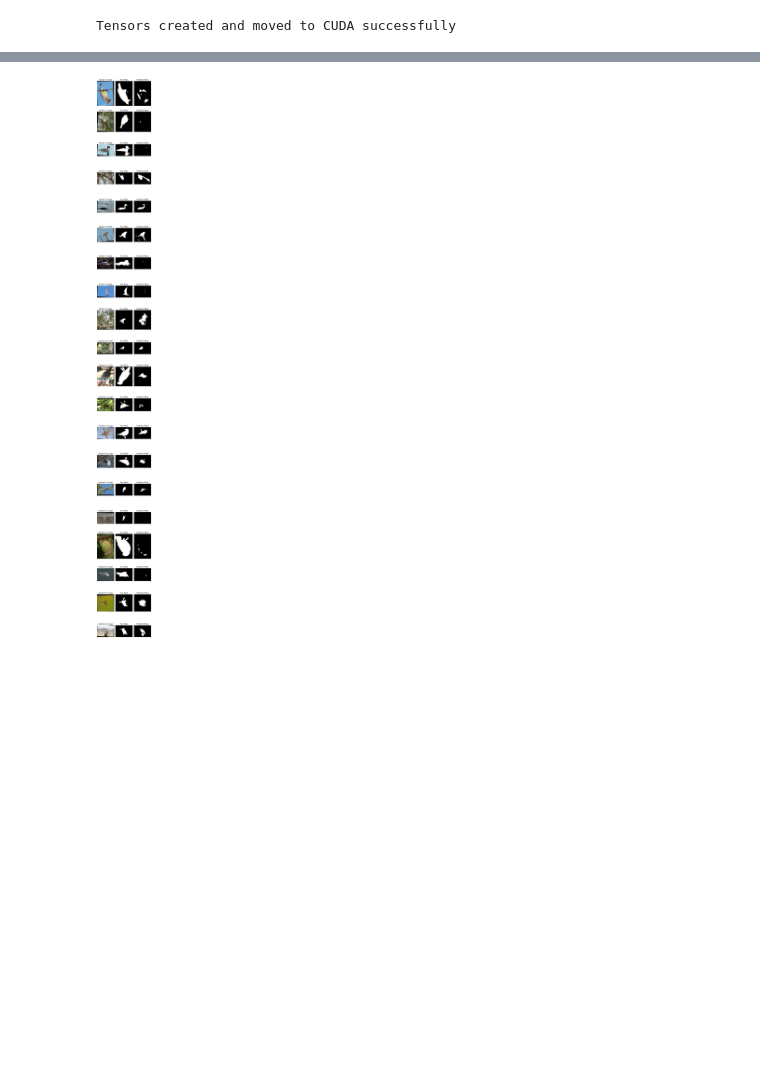
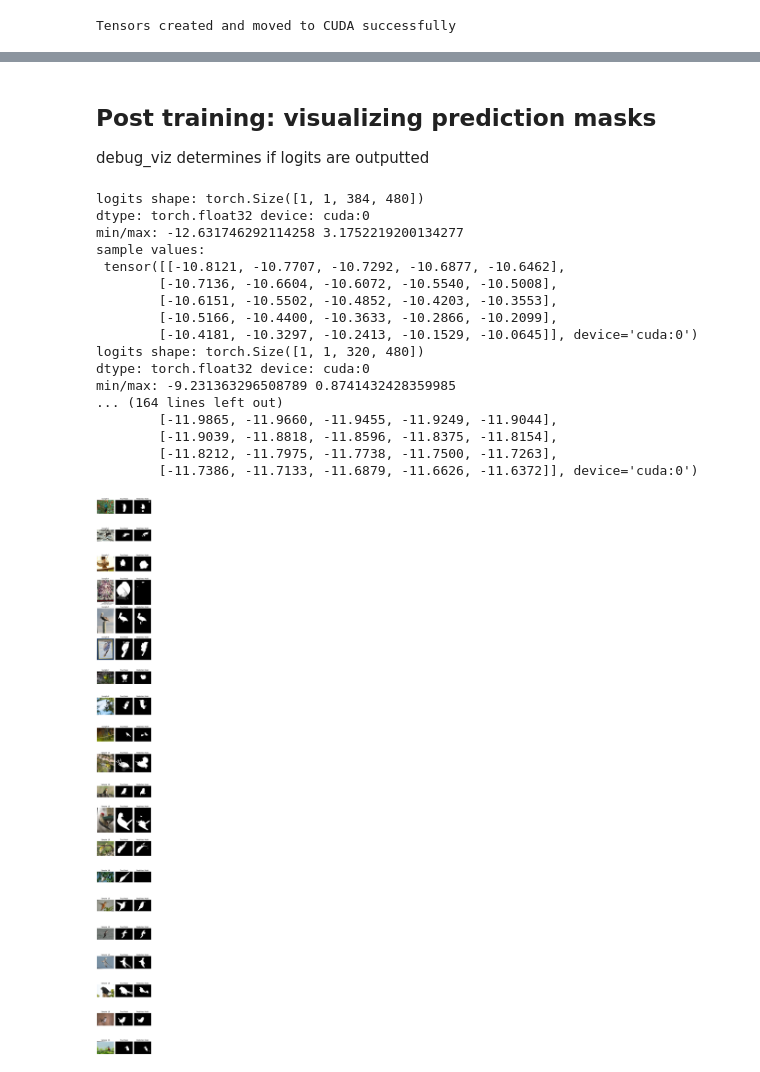
Before and after one commit to crilillo14/fusionLearning, a Jupyter notebook: fusionLearning/models/FPN_resnet34/model.ipynb, the cells around one changed output, grey strips where cells are left out. Saved outputs shown, nothing was run; the diff lists cells and outputs as text; code cells hidden in the pictures; blank space fills up the shorter version.

```diff
--- a/fusionLearning/models/FPN_resnet34/model.ipynb
+++ b/fusionLearning/models/FPN_resnet34/model.ipynb
@@ -142,7 +185,7 @@ def train(modelDir):
 
 
             images = images.contiguous().to(device)
-            masks  = masks.contiguous().to(device).squeeze(1)
+            masks  = masks.contiguous().to(device)
 
             if DEBUG_TRAIN:
                 print("mask unique values:", torch.unique(masks))
@@ -171,13 +214,13 @@ def train(modelDir):
         with torch.no_grad():
             for images, masks, _ in tqdm(validation_dataloader, desc=f"Epoch {epoch}/{MAXEPOCHS} [Val]", leave=False, ncols=80):
                 images = images.to(device)
-                masks  = masks.long().squeeze(1).to(device)
+                masks  = masks.to(device)
                 logits = model(images)
-                val_loss += lossFunc(logits, masks.long()).item()
+                val_loss += lossFunc(logits, masks).item()
 
                 # Ensure correct shape and type for ROC AUC
-                probs = torch.softmax(logits, dim=1)[:, 1].reshape(-1)
-                targets = masks.reshape(-1).float()
+                probs = torch.sigmoid(logits).reshape(-1)
+                targets = masks.reshape(-1)
                 val_auc_metric.update(probs, targets)
 
         avg_val_loss = val_loss / len(validation_dataloader)
@@ -218,7 +261,7 @@ def test(modelDir):
     with torch.no_grad():
         for image, segmentation_mask, _ in tqdm(test_dataloader, desc=f"[TEST]", leave=False, ncols=80):
             image = image.to(device)
-            segmentation_mask = segmentation_mask.long().squeeze(1).to(device)
+            segmentation_mask = segmentation_mask.to(device)
 
             logits = model(image)
             tloss += lossFunc(logits, segmentation_mask).item()
@@ -290,23 +342,32 @@ os.environ['PYTORCH_CUDA_ALLOC_CONF'] = 'expandable_segments:True'
 # %%
 
-modelDir = "models/FPN/"
-modelName = "FPN"
+import sys
+
+# EDIT BELOW
+modelName = f"{MODEL_NAME}_{encoder}"
+modelDir = f"models/{modelName}/"
+modified = True
+
 # Create outputs directory if it doesn't exist
 os.makedirs(modelDir + "outputs", exist_ok=True)
+
+if not modified:
+    sys.exit("TODO: Modify modelDir and modelName")
 
 if os.path.exists(modelDir + "outputs/best_model.pth"):
     print("Model already trained. To retrain, delete the 'outputs/best_model.pth' file.\n Going ahead with testing...")
 
-    # Load best model
+    # Load best model -- EDIT BELOW
 
-    model = smp.FPN(
-        encoder_name="resnet34",
+    model = MODEL(
+        encoder_name=encoder,
         encoder_weights=None,
         in_channels=3,
         classes=NUM_CLASSES,
     )
+    state_dict = torch.load(modelDir + f"outputs/best_model.pth", map_location=device)
 
-    model.load_state_dict(torch.load(modelDir + f"outputs/best_model.pth"))
+    model.load_state_dict(state_dict)
     model.to(device)
 
     test_metrics = test(modelDir)
@@ -333 +399,7 @@ Compile with `TORCH_USE_CUDA_DSA` to enable device-side assertions.
+# %% [markdown]
+## Post training: visualizing prediction masks
+
+debug_viz determines if logits are outputted
+# %%
+debug_viz = 1
 # %%
@@ -396,12 +495,31 @@ def inference_from_paths(model, modelDir, test_dataloader, n=5):
 # %%
-model = smp.FPN(
-    encoder_name="resnet34",
+
+
+model = smp.Segformer(
+    encoder_name= encoder,
     encoder_weights=None,
     in_channels=3,
     classes=NUM_CLASSES,
 )
 
 
-inference_from_paths(model=model, modelDir="models/FPN/", test_dataloader=test_dataloader, n=20)
+inference_from_paths(model=model, modelDir=f"models/{MODEL_NAME}_{encoder}/", test_dataloader=test_dataloader, n=20)
 # %% [output]
+logits shape: torch.Size([1, 1, 384, 480])
+dtype: torch.float32 device: cuda:0
+min/max: -12.631746292114258 3.1752219200134277
+sample values:
+ tensor([[-10.8121, -10.7707, -10.7292, -10.6877, -10.6462],
+        [-10.7136, -10.6604, -10.6072, -10.5540, -10.5008],
+        [-10.6151, -10.5502, -10.4852, -10.4203, -10.3553],
+        [-10.5166, -10.4400, -10.3633, -10.2866, -10.2099],
+        [-10.4181, -10.3297, -10.2413, -10.1529, -10.0645]], device='cuda:0')
+logits shape: torch.Size([1, 1, 320, 480])
+dtype: torch.float32 device: cuda:0
+min/max: -9.231363296508789 0.8741432428359985
+... (164 lines left out)
+        [-11.9865, -11.9660, -11.9455, -11.9249, -11.9044],
+        [-11.9039, -11.8818, -11.8596, -11.8375, -11.8154],
+        [-11.8212, -11.7975, -11.7738, -11.7500, -11.7263],
+        [-11.7386, -11.7133, -11.6879, -11.6626, -11.6372]], device='cuda:0')
-[figure, old version]
+[figure, new version]
```
Also changed, not shown: parts of 15 cells of this notebook, 53 other files.
